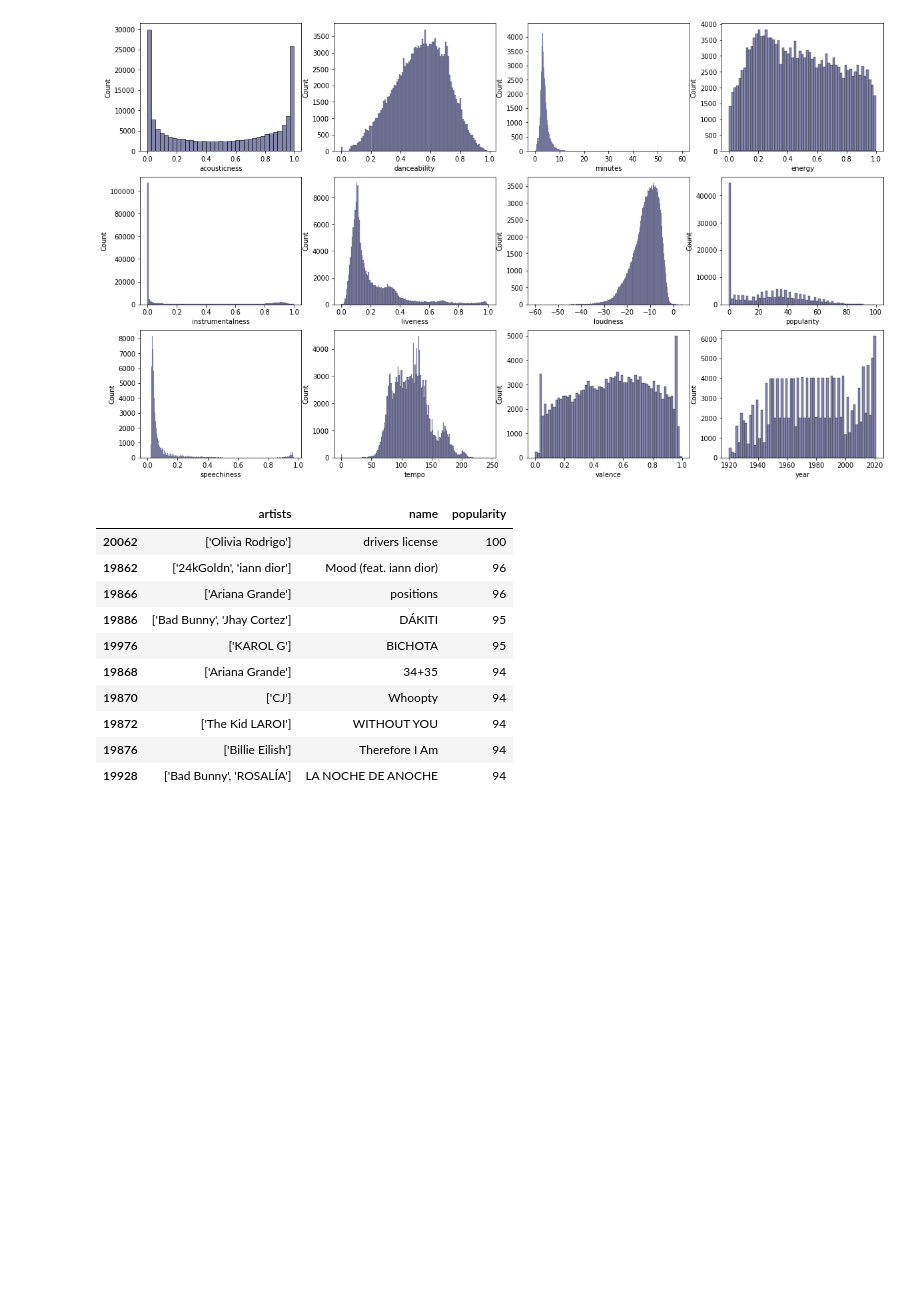
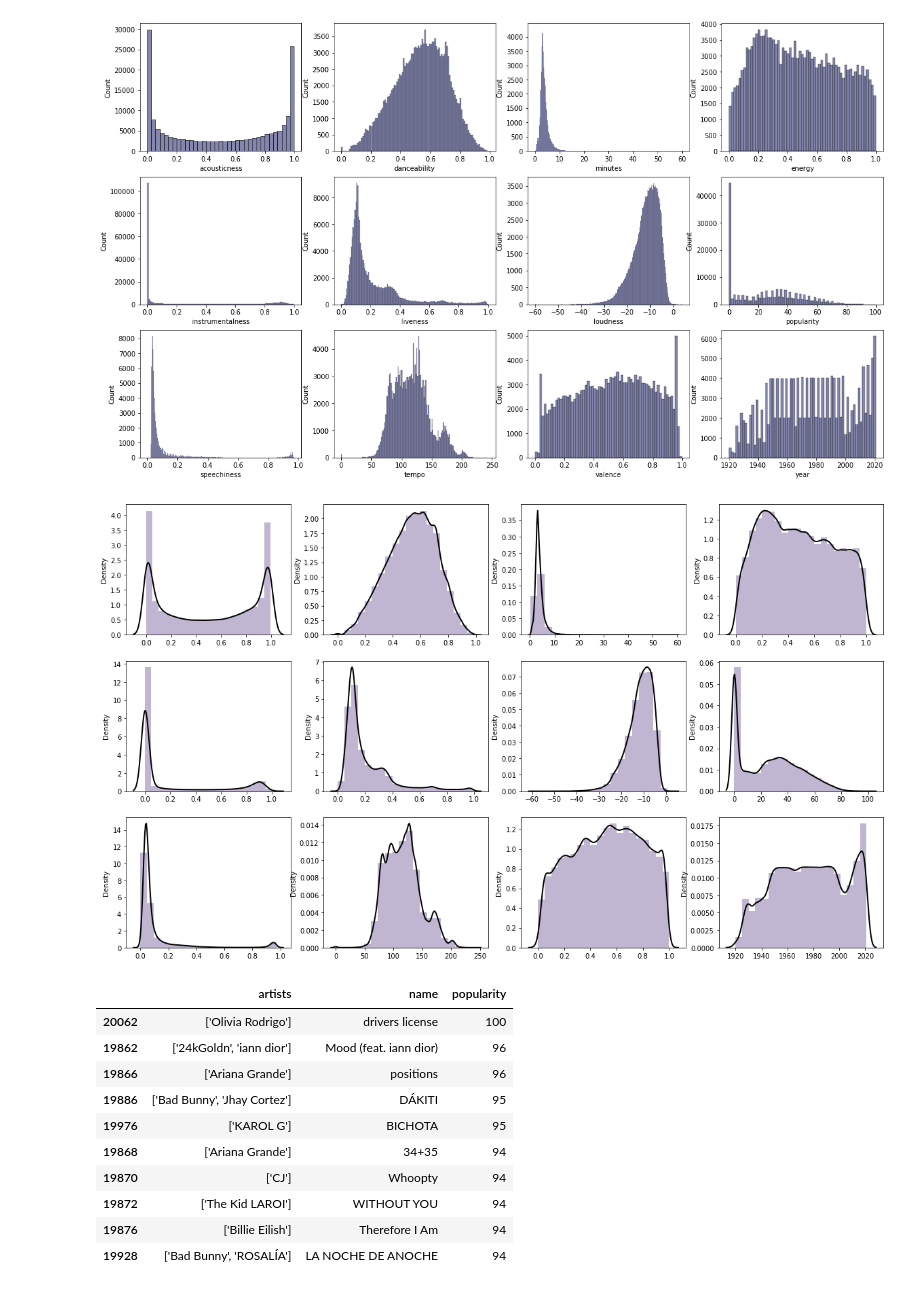
Before and after one commit to Lisstrange/Mini-examples, a Jupyter notebook: Recomendation music on Spotify Dataset.ipynb, the cells around one changed output. Saved outputs shown, nothing was run; the diff lists cells and outputs as text; code cells hidden in the pictures; blank space fills up the shorter version.

```diff
--- a/Recomendation music on Spotify Dataset.ipynb
+++ b/Recomendation music on Spotify Dataset.ipynb
@@ -117,6 +123,20 @@ for col in numcols.iloc[:,1:13].columns:
         co = 0
 # %% [output]
 [figure]
+# %%
+fig, axes = plt.subplots(3, 4, figsize=(20, 12))
+ro = 0
+co = 0
+for col in numcols.iloc[:,1:13].columns:
+    # sns.kdeplot(ax=axes[ro, co], data=numcols.iloc[:,1:], x=col, color=cmp.colors[170])
+    sns.distplot(ax=axes[ro, co], x=numcols.iloc[:,1:][col], bins=20, kde=True, color="#836EA6", kde_kws=dict(linewidth = 2, color = 'black'), hist_kws=dict(alpha=0.5))
+    co += 1
+    if co == 4:
+        ro += 1
+        co = 0
+# нагладили так, что появились значения там, где их нет
+# %% [output]
+[figure, added]
 # %%
 data[['artists', 'name', 'popularity']].sort_values(by='popularity', ascending=False).head(10)
 # %% [output]
```
Also changed, not shown: parts of 5 cells of this notebook.
